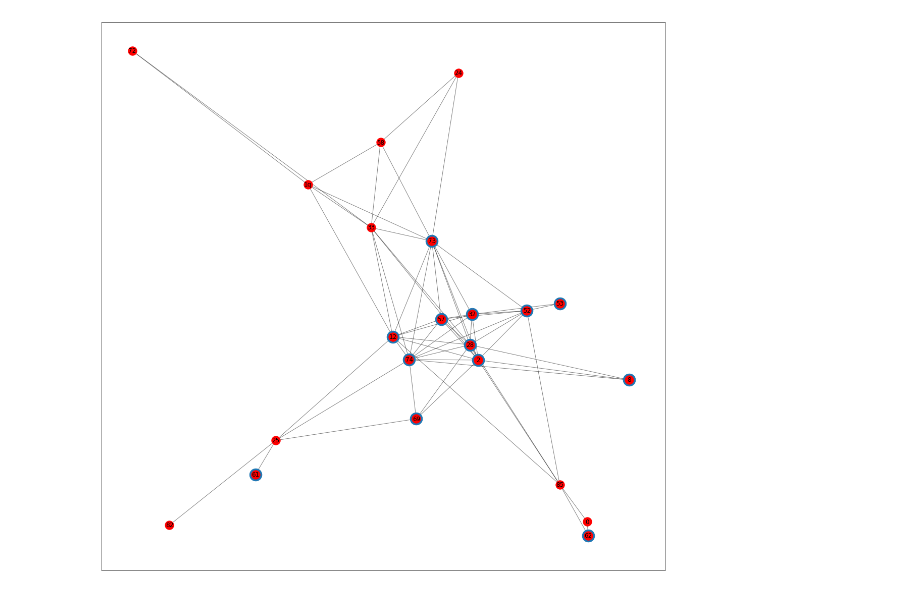
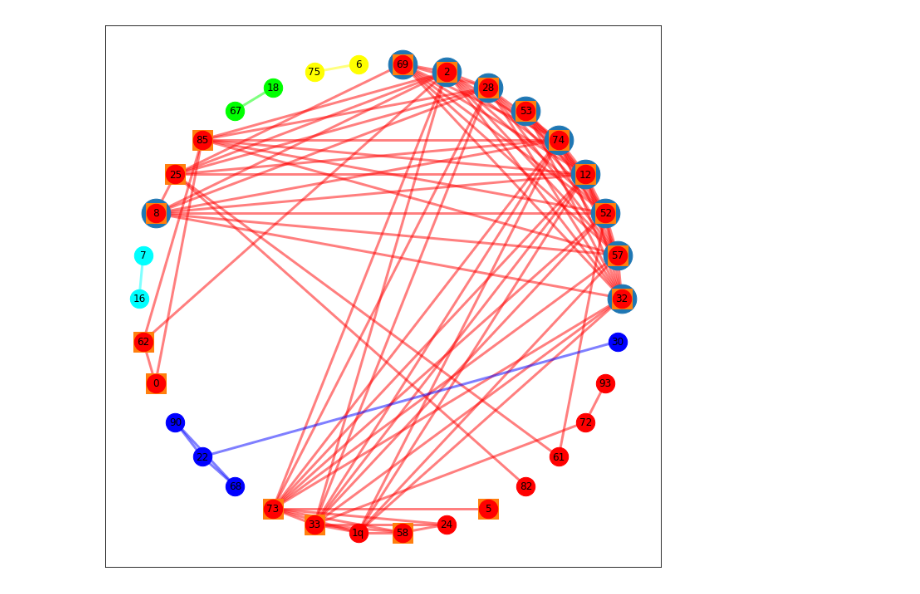
Before and after one commit to cactuskid/psiblastWvalidation, a Jupyter notebook: HHR visualize.ipynb, the cells around one changed output. Cells and saved outputs as stored; diff of their text form; code cells hidden in the pictures.

```diff
--- a/HHR visualize.ipynb
+++ b/HHR visualize.ipynb
@@ -76,14 +123,13 @@ viral=[]
 eff=[]
 for hhr in unihhrs + pdbhhrs :
     profile = HHOutputParser(alignments=False).parse_file(hhr)
-    print(profile.query_name)
+    #print(profile.query_name)
     hits = 0
     hitlist = []
     for hit in profile:
-        if (hit.probability > .9) & (hit.length> 400):
+        if (hit.probability > .9) & (hit.length> 500):
             hits +=1
             hitlist.append(hit.id)
-    print(hits)
 
 
     with open( hhr , 'r') as hhin:
@@ -91,13 +137,13 @@ for hhr in unihhrs + pdbhhrs :
             if '>' in line:
                 name = line.split()[0].replace('>','')
                 if name in hitlist and 'hap2' in line.lower() in line.lower():
-                    print(name)
-                    print(line)
+                    #print(name)
+                    #print(line)
                     hap2.append(profile.query_name.split('aln')[0])
 
                 if name in hitlist and 'envelope' in line.lower() and 'virus' in line.lower():
-                    print(name)
-                    print(line)
+                    #print(name)
+                    #print(line)
                     viral.append(profile.query_name.split('aln')[0])
 hap2 = set(hap2)
 viral = set(viral)
@@ -126,40 +157,51 @@ import numpy as np
 
 
 
-for sub in nx.connected_component_subgraphs(NX):
-    if len(sub.nodes())> 4:
 
-        fig = plt.figure(figsize=(12,12))
+fig = plt.figure(figsize=(12,12))
 
-        plt.tick_params(
-        axis = 'both',
-        which='both',      # both major and minor ticks are affected
-        bottom=False,      # ticks along the bottom edge are off
-        top=False,         # ticks along the top edge are off
-        labelbottom=False,
-        labelleft=False,
-        left=False
+plt.tick_params(
+axis = 'both',
+which='both',      # both major and minor ticks are affected
+bottom=False,      # ticks along the bottom edge are off
+top=False,         # ticks along the top edge are off
+labelbottom=False,
+labelleft=False,
+left=False
 
-        )
-
-        pos=nx.spring_layout(sub, weight='weight')
-        #pos=nx.circular_layout(sub)
-
-        print(pos)
-        nx.draw_networkx_nodes(sub,nodelist=sub.nodes(),pos= pos , node_size= 300)
-        nx.draw_networkx_edges(sub, edgelist=sub.edges(),pos = pos , width=1 ,alpha=.5 )
-        nx.draw_networkx_labels(sub, nodelist=sub.nodes(), pos = pos , fontsize = 30)
-
-        hap2nodes = set(pos.keys()).intersection(hap2)
-        viralnodes = set(pos.keys()).intersection(viral)
-
-        plt.scatter( [ pos[node][0] for node in hap2nodes ], [pos[node][1] for node in hap2nodes ] , s= 600, marker='o')
-
-        plt.scatter( [ pos[node][0] for node in viralnodes ], [pos[node][1] for node in viralnodes ] , s= 900, marker='o')
-
-        fig.set_figheight(20)
-        fig.set_figwidth(20)
+)
 
 
-        plt.show()
+
+subs = [s for s in nx.connected_component_subgraphs(NX)]
+print(len(subs))
+red = colour.Color("red")
+blue = colour.Color("blue")
+colorlist = list(red.range_to(blue, len(subs)))
+colorlist =[c.hex_l for c in colorlist]
+
+colors=[]
+edges=[]
+#pos=nx.spring_layout(NX, weight='weight')
+pos=nx.circular_layout(NX)
+for i,sub in enumerate(subs):
+    print(i)
+    print(len(sub.nodes()))
+    nx.draw_networkx_nodes(sub,nodelist=sub.nodes(),pos= pos , node_size= 500, node_color= colorlist[i])
+    nx.draw_networkx_labels(sub, nodelist=sub.nodes(), pos = pos , fontsize = 30)
+    colors+= [ colorlist[i] ] * len(sub.edges())
+    edges+= [ e for e in sub.edges()]
+print(colors)
+print(edges)
+nx.draw_networkx_edges(NX, edgelist = edges ,pos = pos , width=3 ,alpha=.5 , edge_color = colors )
+
+hap2nodes = set(pos.keys()).intersection(hap2)
+#viralnodes = set(pos.keys()).intersection(viral)
+plt.scatter( [ pos[node][0] for node in hap2nodes ], [pos[node][1] for node in hap2nodes ] , s= 1200, marker='o')
+plt.scatter( [ pos[node][0] for node in pos_clusters if node in pos ], [pos[node][1] for node in pos_clusters if node in pos] , s= 600, marker='s')
+
+#plt.scatter( [ pos[node][0] for node in viralnodes ], [pos[node][1] for node in viralnodes ] , s= 900, marker='o')
+
+
+plt.show()
 # %% [output]
@@ -167 +221 @@ for sub in nx.connected_component_subgraphs(NX):
-[figure, old version]
+[figure, new version]
```
Also changed, not shown: parts of 9 cells of this notebook.
